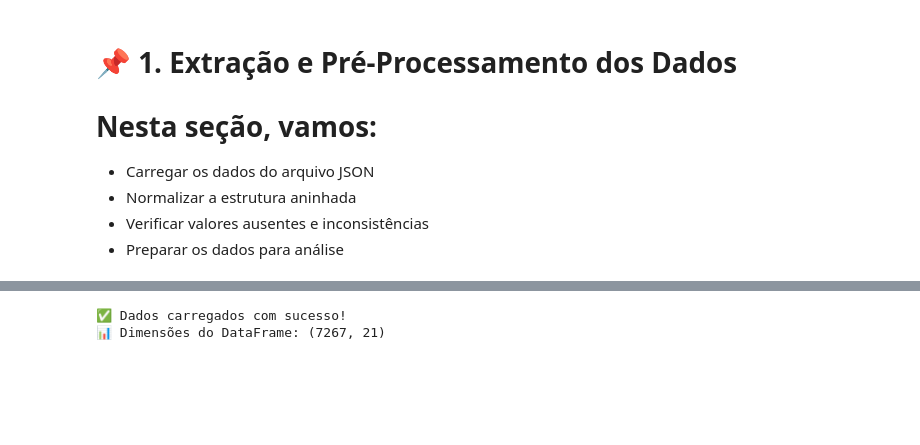
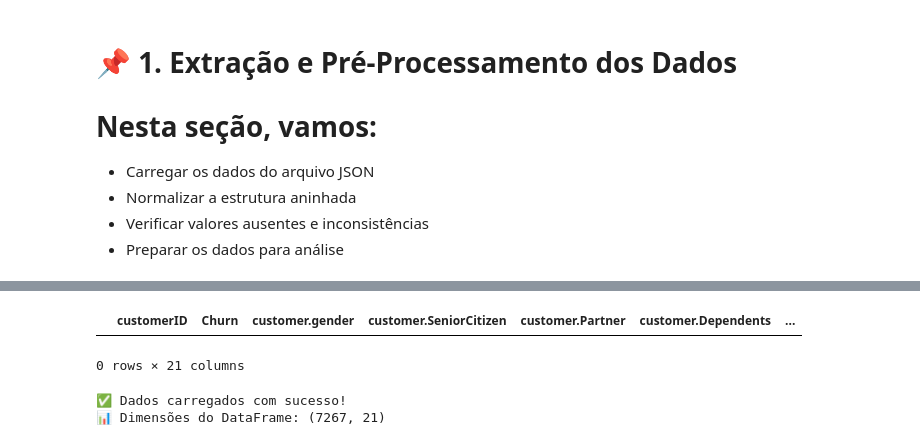
Before and after one commit to LuizAmeida/An-lise-sobre-Evas-o-de-clientes-da-TelecomX, a Jupyter notebook: Challenge_Alura_Oracle_Análise_de_Dados_TelecomX.ipynb, the cells around one changed output, grey strips where cells are left out. Cells and saved outputs as stored; diff of their text form; code cells hidden in the pictures; blank space fills up the shorter version.

```diff
--- a/Challenge_Alura_Oracle_Análise_de_Dados_TelecomX.ipynb
+++ b/Challenge_Alura_Oracle_Análise_de_Dados_TelecomX.ipynb
@@ -27,6 +114,12 @@ df = pd.json_normalize(raw_data)
 # %%
 # Criando dataframe para registrar linhas removidas
 removed_rows = pd.DataFrame(columns=df.columns)
+# %%
+# Visualizando DataFrame criado para colunas removidas (Removido todas as linhas da coluna Churn que continham valores ausentes)
+removed_rows.head()
+# %% [output]
+|  | customerID | Churn | customer.gender | customer.SeniorCitizen | customer.Partner | customer.Dependents | ... |
+0 rows × 21 columns
 # %%
 # Verificando as dimensões do DataFrame
 print("✅ Dados carregados com sucesso!")
```
Also changed, not shown: parts of 8 cells of this notebook.
